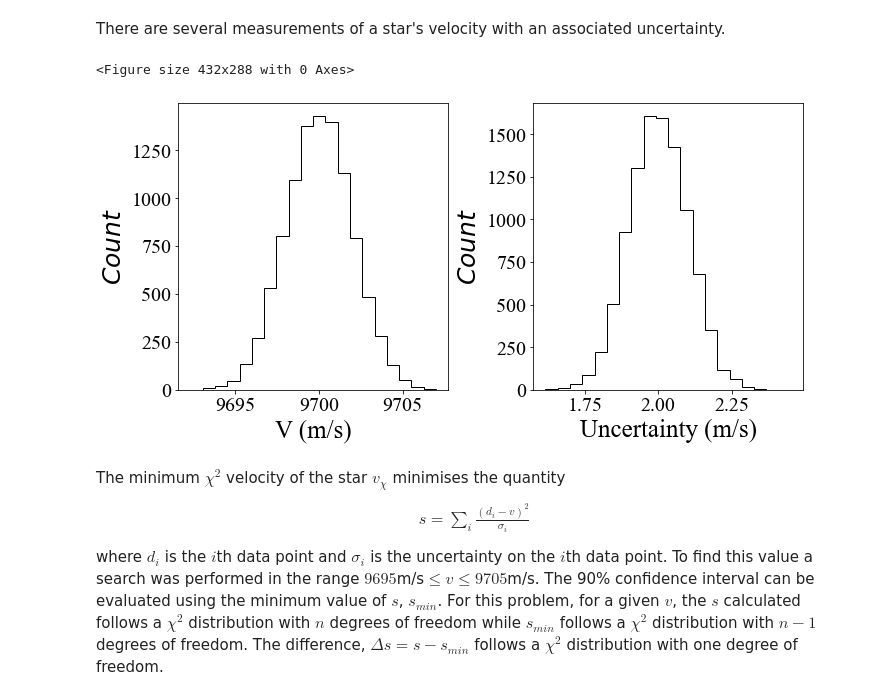
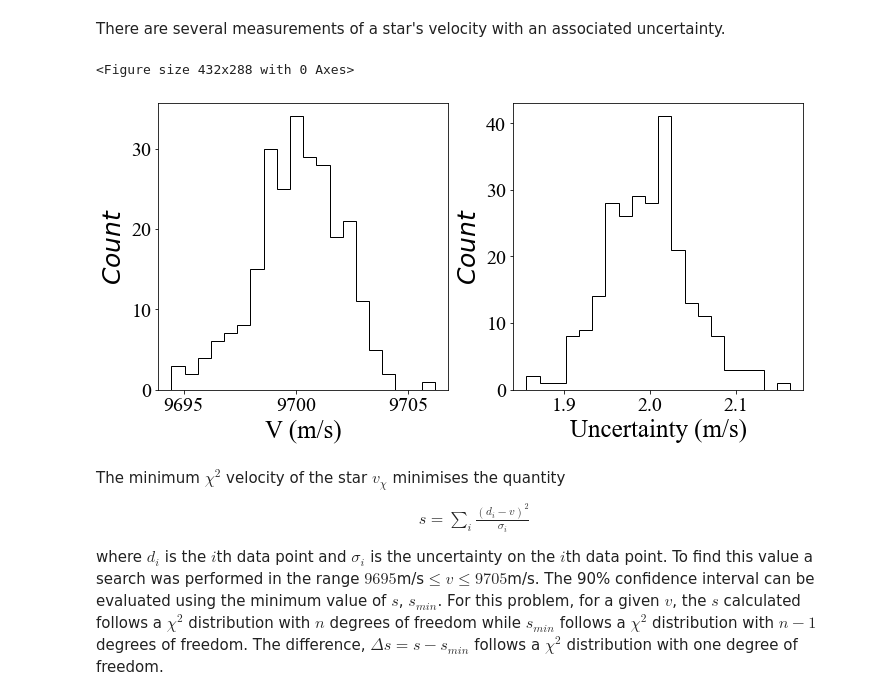
Before and after one commit to lukessmead/projects, a Jupyter notebook: bayesian_inference/markov_chain_monte_carlo.ipynb, the cells around one changed output. Saved outputs shown, nothing was run; the diff lists cells and outputs as text; code cells hidden in the pictures.

```diff
--- a/bayesian_inference/markov_chain_monte_carlo.ipynb
+++ b/bayesian_inference/markov_chain_monte_carlo.ipynb
@@ -75,13 +78,13 @@ def generate_velocity_errors(uncertainty, spread, n_measurements):
 def make_measurements(n_measurements):
     real_velocity = 9700.0
     real_uncertainty = 2.0
-    real_spread = 0.1
+    real_spread = 0.05
 
     v_measurements = generate_velocity_measurements(real_velocity, real_uncertainty, n_measurements)
     v_errors = generate_velocity_errors(real_uncertainty, real_spread, n_measurements)
     return(v_measurements, v_errors)
 # %%
-n_measurements = 100
+n_measurements = 250
 velocity_measurements, velocity_errors = make_measurements(n_measurements)
 # %%
 import matplotlib
@@ -91,26 +94,26 @@ matplotlib.rcParams['font.sans-serif'] = "Times New Roman"
 # %%
 # Create plot of the velocities and uncertainties
 plt.clf()
 fig, (ax1, ax2) = plt.subplots(1, 2, figsize=(10,5))
 
-ax1.hist(v_measurements, color="k", label="Data", histtype='step', bins=20)
+ax1.hist(velocity_measurements, color="k", label="Data", histtype='step', bins=20)
 
 ax1.set_xlabel('V (m/s)', fontsize=25)
 ax1.set_ylabel('$Count$', fontsize=25)
 
 ax1.tick_params(labelsize=20)
 
-ax2.hist(v_errors, color="k", label="Data", histtype='step', bins=20)
+ax2.hist(velocity_errors, color="k", label="Data", histtype='step', bins=20)
 
 ax2.set_xlabel('Uncertainty (m/s)', fontsize=25)
 ax2.set_ylabel('$Count$', fontsize=25)
 
 ax2.tick_params(labelsize=20)
 
 fig.tight_layout(pad=1.0)
 # %% [output]
 <Figure size 432x288 with 0 Axes>
-[figure, old version]
+[figure, new version]
 # %% [markdown]
 The minimum $\chi^2$ velocity of the star $v_\chi$ minimises the quantity
 \begin{align}
```
Also changed, not shown: parts of 26 cells of this notebook, 1 other file.
